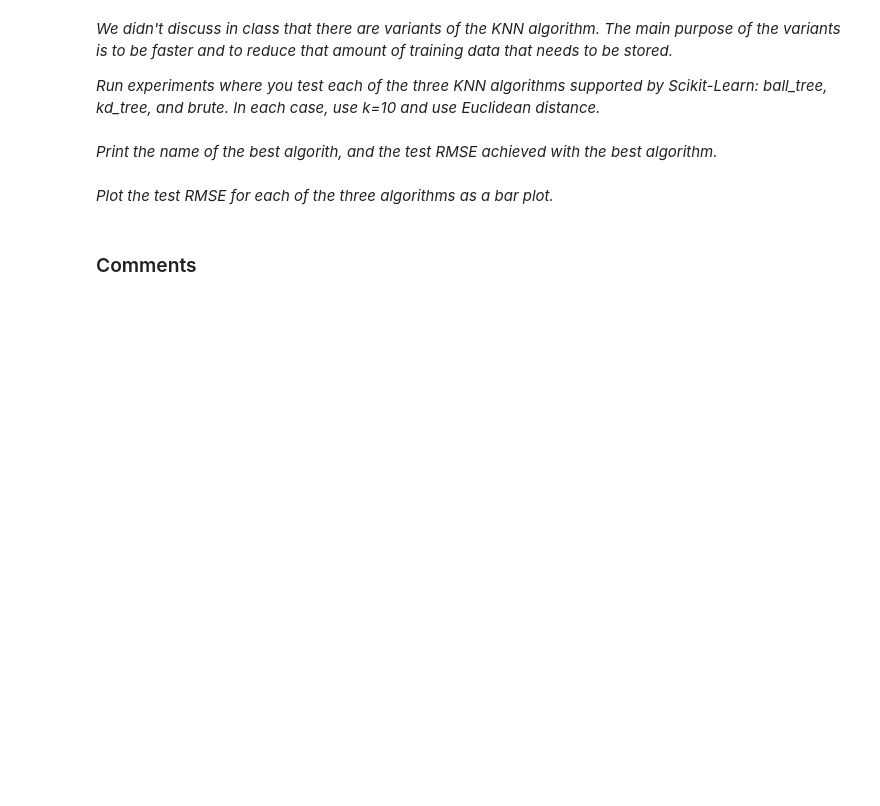
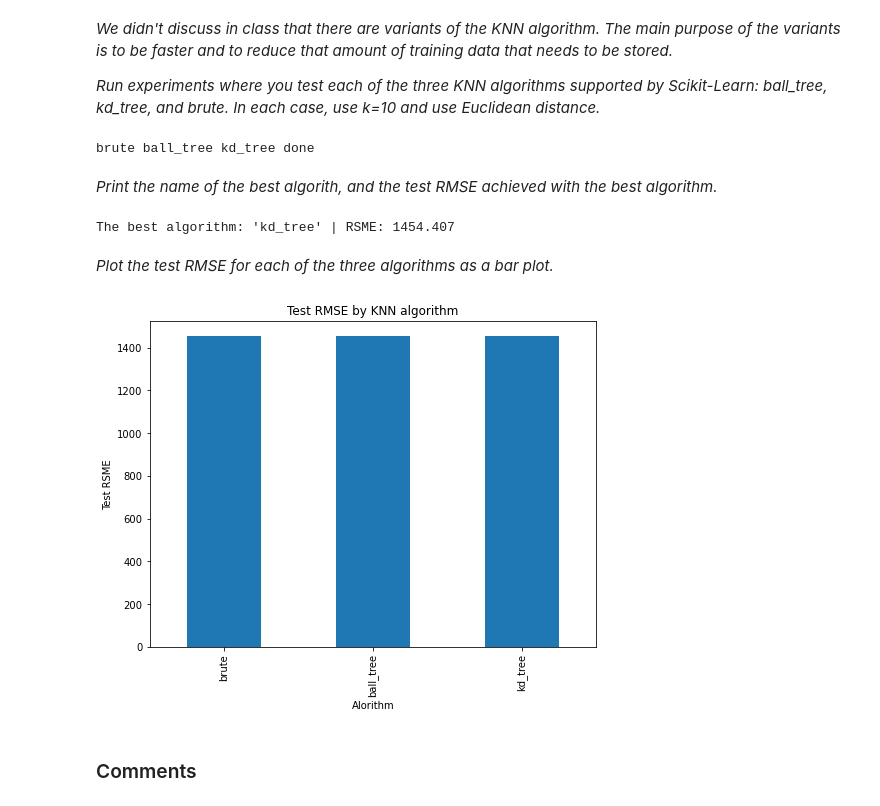
Before and after one commit to BarbosaRicardo/CST383_Data_Science, a Jupyter notebook: Week6/HW/knn-experiments.ipynb, the cells around one changed output. Cells and saved outputs as stored; diff of their text form; code cells hidden in the pictures; blank space fills up the shorter version.

```diff
--- a/Week6/HW/knn-experiments.ipynb
+++ b/Week6/HW/knn-experiments.ipynb
@@ -370,2 +371,18 @@ _Run experiments where you test each of the three KNN algorithms supported by Sc
+# %%
+# YOUR CODE HERE
+k = 10
+algorithms = ['brute', 'ball_tree', 'kd_tree']
+regr_cont = pd.Series(0.0, index=algorithms)
+for algo in algorithms:
+    print(algo, end=' ')
+    regr = KNeighborsRegressor(n_neighbors=k, algorithm=algo)
+    regr.fit(X_train, y_train)
+    predictions = regr.predict(X_test)
+    rsme_val = rmse(predictions, y_test)
+    regr_cont.update(pd.Series(rsme_val, index=[algo]))
+print('done')
+# regr_cont
+# %% [output]
+brute ball_tree kd_tree done
 # %% [markdown]
 _Print the name of the best algorith, and the test RMSE achieved with the best algorithm._
@@ -374,2 +389,7 @@ _Print the name of the best algorith, and the test RMSE achieved with the best a
+# %%
+# YOUR CODE HERE
+print(f'The best algorithm: \'{regr_cont.idxmin()}\' | RSME: {regr_cont.min():.3f}')
+# %% [output]
+The best algorithm: 'kd_tree' | RSME: 1454.407
 # %% [markdown]
 _Plot the test RMSE for each of the three algorithms as a bar plot._
@@ -378,3 +396,12 @@ _Plot the test RMSE for each of the three algorithms as a bar plot._
+# %%
+# YOUR CODE HERE
+regr_cont.plot.bar()
+plt.title('Test RMSE by KNN algorithm')
+plt.xlabel('Alorithm')
+plt.ylabel('Test RSME')
+plt.show()
+# %% [output]
+[figure, added]
 # %% [markdown]
 ### Comments
 # %% [markdown]
```
Also changed, not shown: parts of 23 cells of this notebook.
